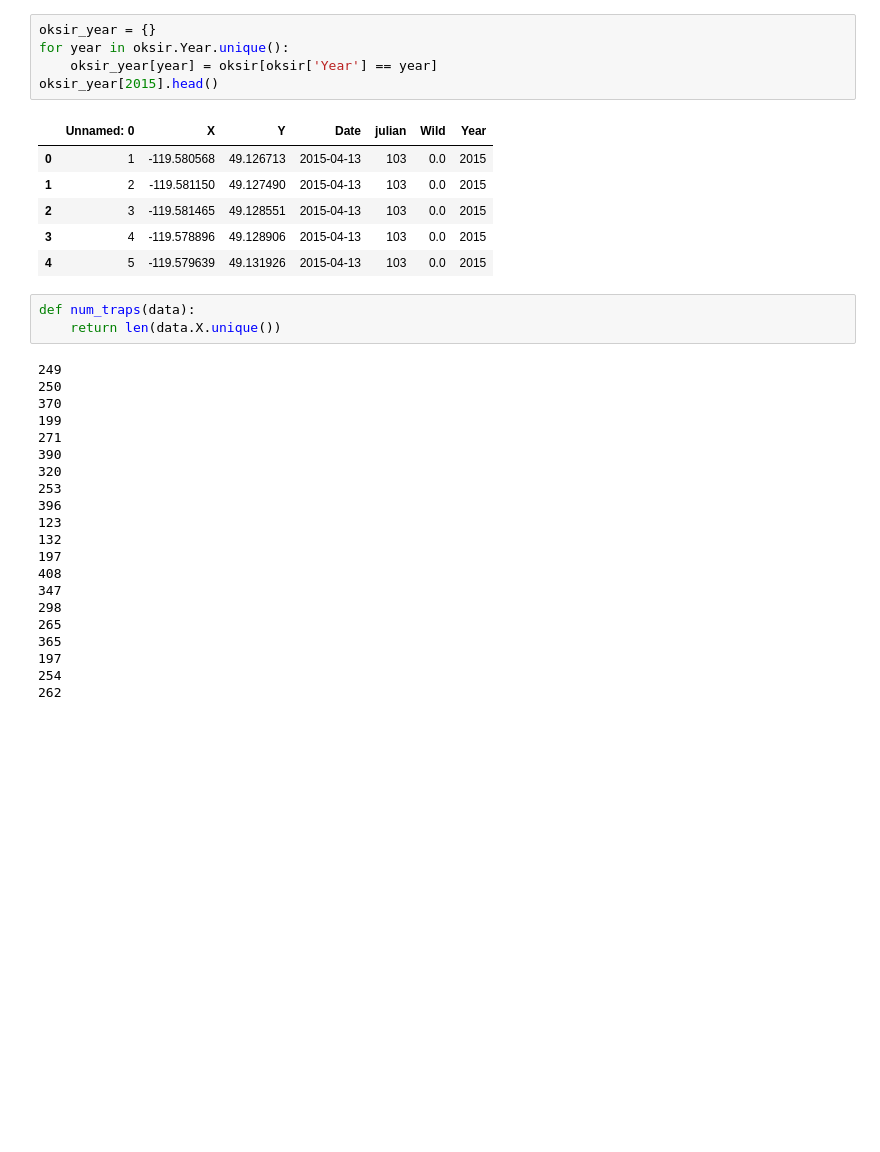
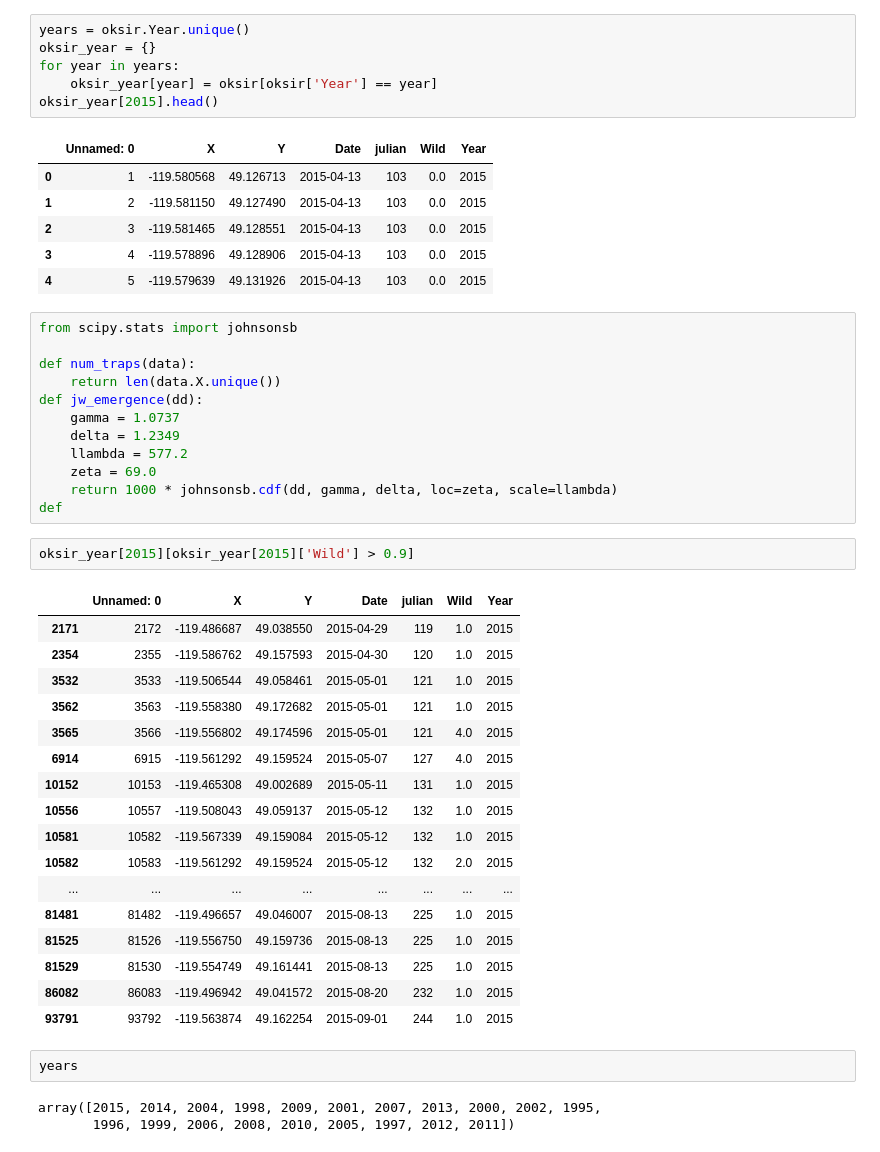
Before and after one commit to PacificBird/InsectPhenologyCaptureSim, a Jupyter notebook: multi_analysis.ipynb, the cells around one changed output. Drawn from its saved outputs; the diff is of its cells as text; blank space fills up the shorter version.

```diff
--- a/multi_analysis.ipynb
+++ b/multi_analysis.ipynb
@@ -441,8 +441,9 @@ oksir.head()
 | 3 | 4 | -119.578896 | 49.128906 | 2015-04-13 | 103 | 0.0 | 2015 |
 | 4 | 5 | -119.579639 | 49.131926 | 2015-04-13 | 103 | 0.0 | 2015 |
 # %%
+years = oksir.Year.unique()
 oksir_year = {}
-for year in oksir.Year.unique():
+for year in years:
     oksir_year[year] = oksir[oksir['Year'] == year]
 oksir_year[2015].head()
 # %% [output]
@@ -453,26 +454,39 @@ oksir_year[2015].head()
 | 3 | 4 | -119.578896 | 49.128906 | 2015-04-13 | 103 | 0.0 | 2015 |
 | 4 | 5 | -119.579639 | 49.131926 | 2015-04-13 | 103 | 0.0 | 2015 |
 # %%
+from scipy.stats import johnsonsb
+
 def num_traps(data):
     return len(data.X.unique())
+def jw_emergence(dd):
+    gamma = 1.0737
+    delta = 1.2349
+    llambda = 577.2
+    zeta = 69.0
+    return 1000 * johnsonsb.cdf(dd, gamma, delta, loc=zeta, scale=llambda)
+def
-# %% [output]
-249
-250
-370
-199
-271
-390
-320
-253
-396
-123
-132
-197
-408
-347
-298
-265
-365
-197
-254
-262
+# %%
+oksir_year[2015][oksir_year[2015]['Wild'] > 0.9]
+# %% [output]
+|  | Unnamed: 0 | X | Y | Date | julian | Wild | Year |
+| 2171 | 2172 | -119.486687 | 49.038550 | 2015-04-29 | 119 | 1.0 | 2015 |
+| 2354 | 2355 | -119.586762 | 49.157593 | 2015-04-30 | 120 | 1.0 | 2015 |
+| 3532 | 3533 | -119.506544 | 49.058461 | 2015-05-01 | 121 | 1.0 | 2015 |
+| 3562 | 3563 | -119.558380 | 49.172682 | 2015-05-01 | 121 | 1.0 | 2015 |
+| 3565 | 3566 | -119.556802 | 49.174596 | 2015-05-01 | 121 | 4.0 | 2015 |
+| 6914 | 6915 | -119.561292 | 49.159524 | 2015-05-07 | 127 | 4.0 | 2015 |
+| 10152 | 10153 | -119.465308 | 49.002689 | 2015-05-11 | 131 | 1.0 | 2015 |
+| 10556 | 10557 | -119.508043 | 49.059137 | 2015-05-12 | 132 | 1.0 | 2015 |
+| 10581 | 10582 | -119.567339 | 49.159084 | 2015-05-12 | 132 | 1.0 | 2015 |
+| 10582 | 10583 | -119.561292 | 49.159524 | 2015-05-12 | 132 | 2.0 | 2015 |
+| ... | ... | ... | ... | ... | ... | ... | ... |
+| 81481 | 81482 | -119.496657 | 49.046007 | 2015-08-13 | 225 | 1.0 | 2015 |
+| 81525 | 81526 | -119.556750 | 49.159736 | 2015-08-13 | 225 | 1.0 | 2015 |
+| 81529 | 81530 | -119.554749 | 49.161441 | 2015-08-13 | 225 | 1.0 | 2015 |
+| 86082 | 86083 | -119.496942 | 49.041572 | 2015-08-20 | 232 | 1.0 | 2015 |
+| 93791 | 93792 | -119.563874 | 49.162254 | 2015-09-01 | 244 | 1.0 | 2015 |
+# %%
+years
+# %% [output]
+array([2015, 2014, 2004, 1998, 2009, 2001, 2007, 2013, 2000, 2002, 1995,
+       1996, 1999, 2006, 2008, 2010, 2005, 1997, 2012, 2011])
```
Also changed, not shown: parts of 4 cells of this notebook.
